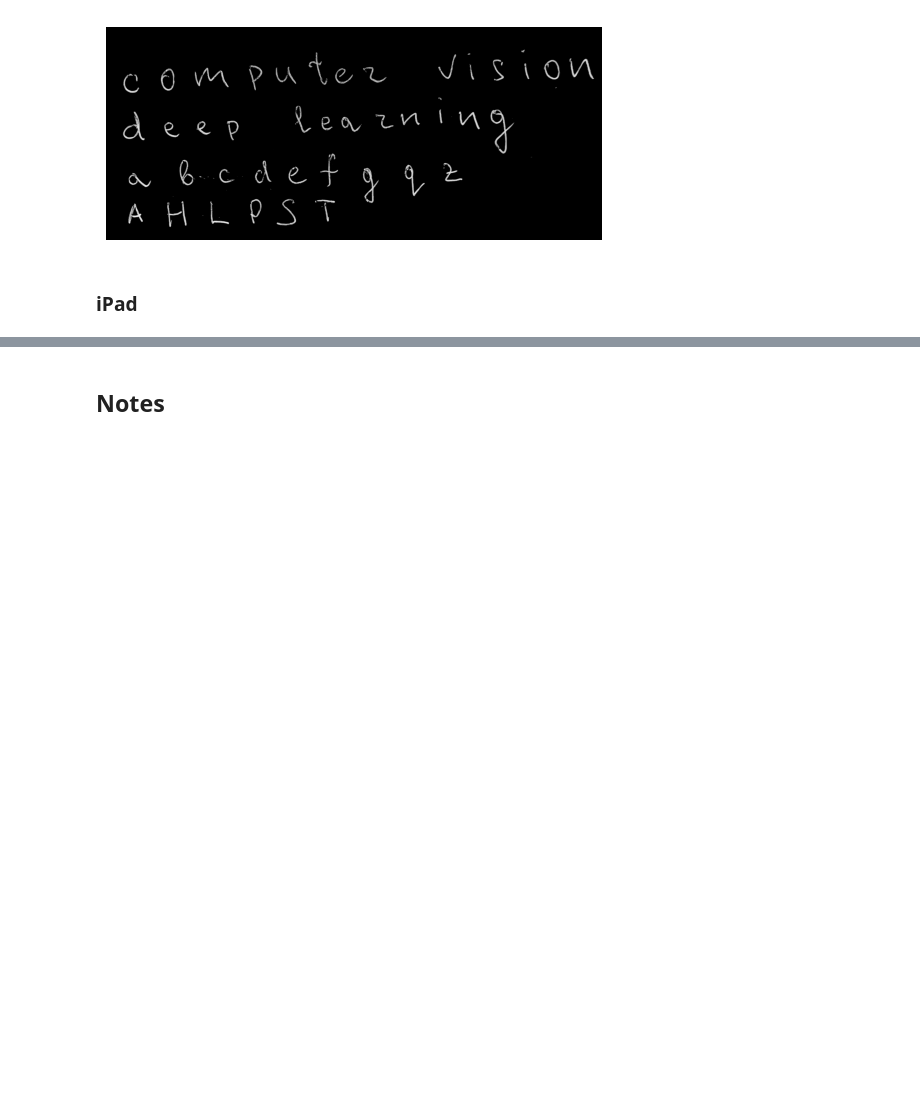
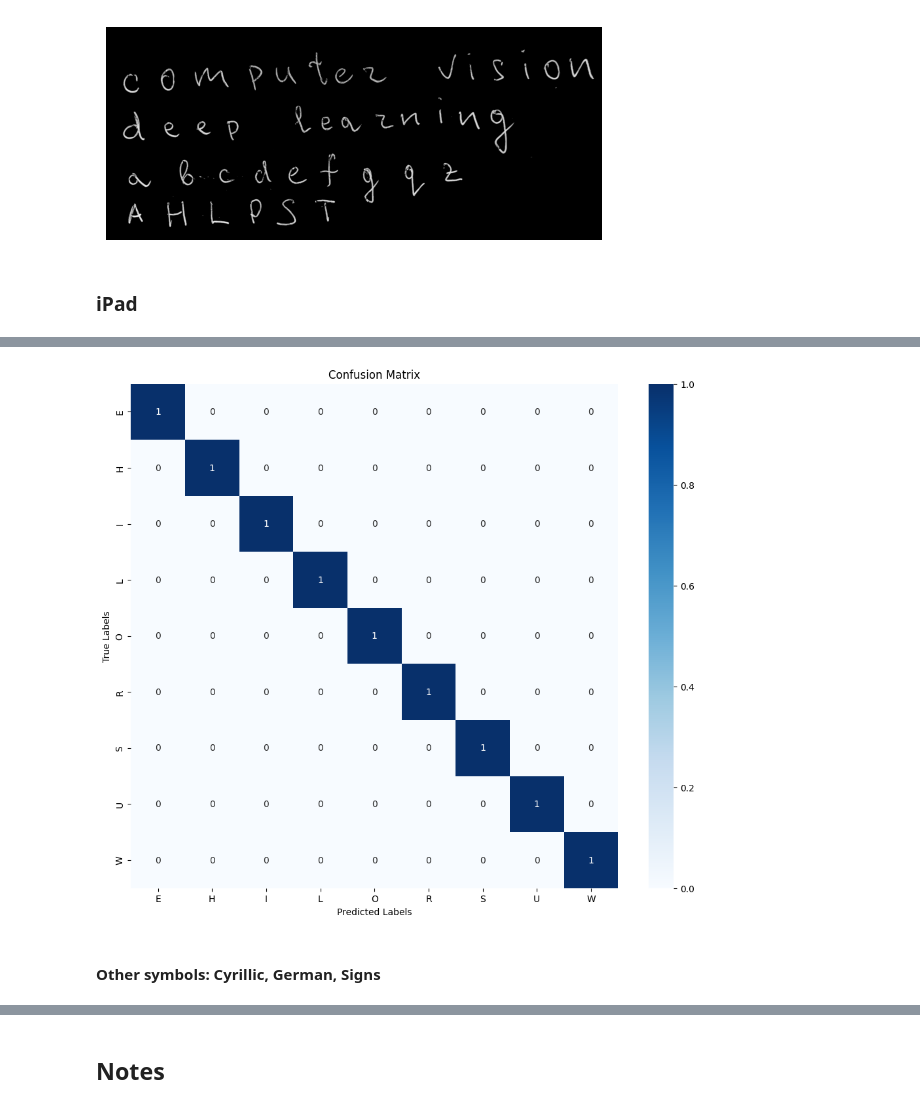
Before and after one commit to rudykas/hslu_public, a Jupyter notebook: cvi/CVProject_letters.ipynb, the cells around one changed output, grey strips where cells are left out. Saved outputs shown, nothing was run; the diff lists cells and outputs as text; code cells hidden in the pictures; blank space fills up the shorter version.

```diff
--- a/cvi/CVProject_letters.ipynb
+++ b/cvi/CVProject_letters.ipynb
@@ -1853,0 +1976,26 @@ predicted_letters ['W', 'S', 'E', 'H', 'R', 'Q', 'L', 'W', 'J', 'Q', 'Q', 'Q']
+# %%
+# Unique labels in true and predicted
+true_class_names = np.unique(true_letters)
+predicted_class_names = np.unique(predicted_letters)
+
+# Start columns with labels from true_class_names and add extra ones from predicted_class_names
+all_predicted_class_names = np.concatenate([true_class_names, np.setdiff1d(predicted_class_names, true_class_names)])
+
+# Generate the confusion matrix with all labels in the combined set
+cm = confusion_matrix(true_letters, predicted_letters, labels=all_predicted_class_names)
+
+# Convert to DataFrame and select only relevant rows and columns
+cm_df = pd.DataFrame(cm, index=all_predicted_class_names, columns=all_predicted_class_names)
+cm_df = cm_df.reindex(index=true_class_names, columns=all_predicted_class_names, fill_value=0)
+
+# Plot the confusion matrix
+plt.figure(figsize=(12, 10))
+sns.heatmap(cm_df, annot=True, fmt='d', cmap='Blues')
+plt.title('Confusion Matrix')
+plt.xlabel('Predicted Labels')
+plt.ylabel('True Labels')
+plt.show()
+# %% [output]
+[figure, added]
+# %% [markdown]
+#### Other symbols: Cyrillic, German, Signs
```
Also changed, not shown: parts of 54 cells of this notebook.
